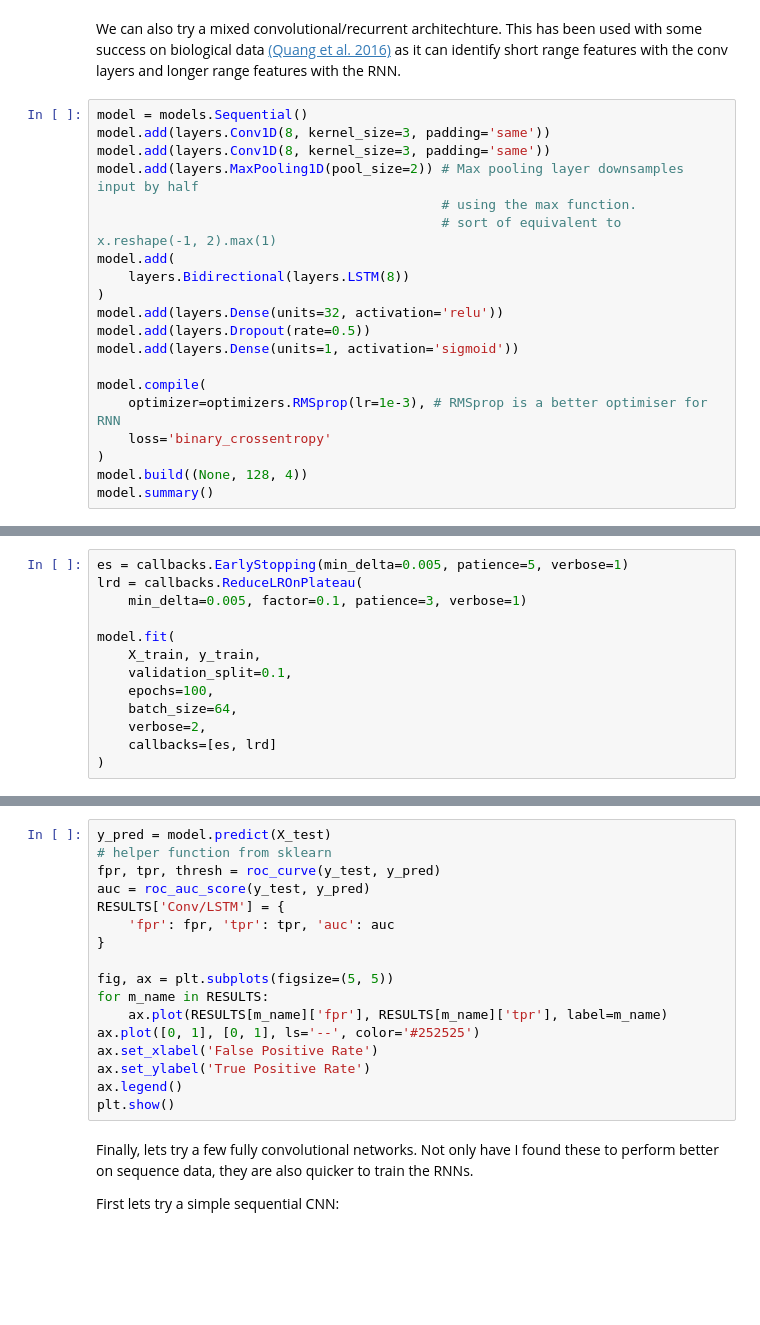
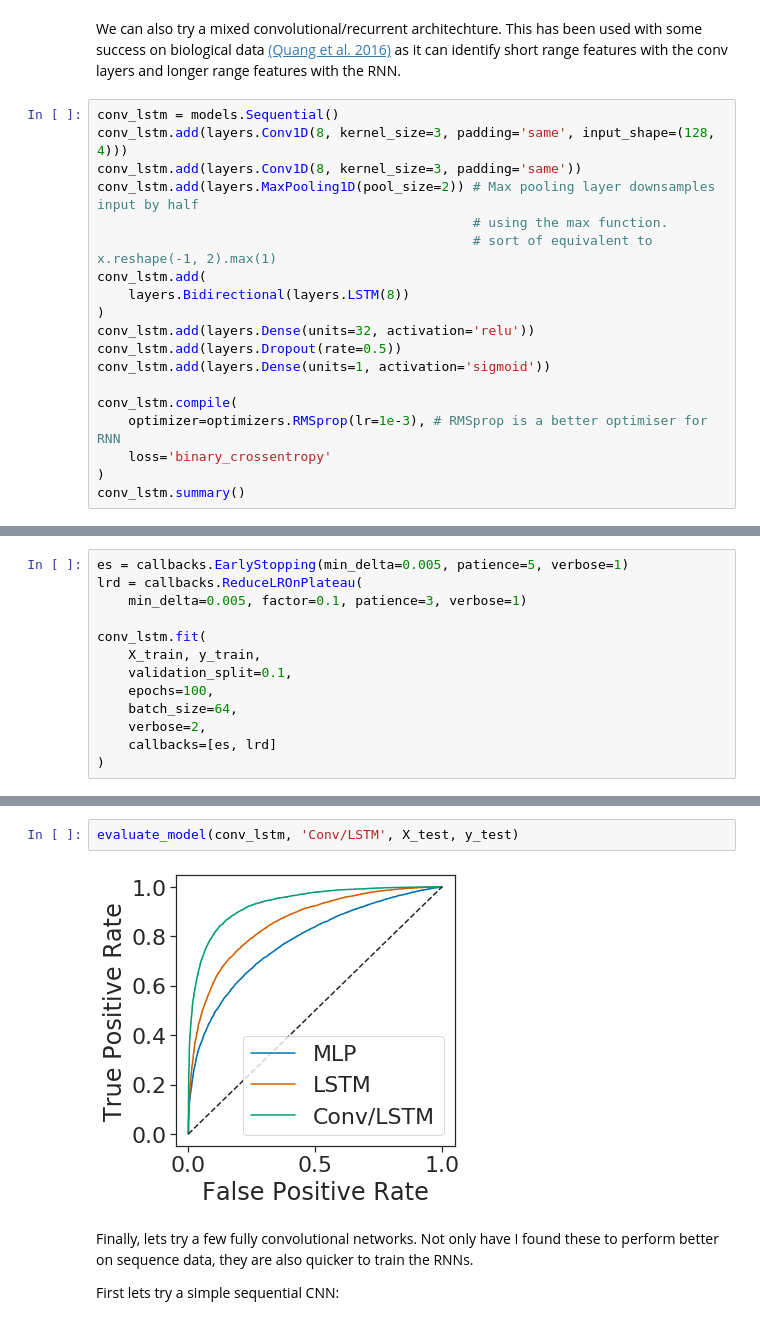
Before and after one commit to bartongroup/MP_keras_tutorial, a Jupyter notebook: notebooks/keras_tutorial.ipynb, the cells around one changed output, grey strips where cells are left out. Saved outputs shown, nothing was run; the diff lists cells and outputs as text; blank space fills up the shorter version.

```diff
--- a/notebooks/keras_tutorial.ipynb
+++ b/notebooks/keras_tutorial.ipynb
@@ -491,22 +494,21 @@ evaluate_model(lstm, 'LSTM', X_test, y_test)
 # %% [markdown]
 We can also try a mixed convolutional/recurrent architechture. This has been used with some success on biological data [(Quang et al. 2016)](https://www.ncbi.nlm.nih.gov/pubmed/27084946) as it can identify short range features with the conv layers and longer range features with the RNN.
 # %%
-model = models.Sequential()
-model.add(layers.Conv1D(8, kernel_size=3, padding='same'))
-model.add(layers.Conv1D(8, kernel_size=3, padding='same'))
-model.add(layers.MaxPooling1D(pool_size=2)) # Max pooling layer downsamples input by half
-                                            # using the max function.
-                                            # sort of equivalent to x.reshape(-1, 2).max(1)
-model.add(
+conv_lstm = models.Sequential()
+conv_lstm.add(layers.Conv1D(8, kernel_size=3, padding='same', input_shape=(128, 4)))
+conv_lstm.add(layers.Conv1D(8, kernel_size=3, padding='same'))
+conv_lstm.add(layers.MaxPooling1D(pool_size=2)) # Max pooling layer downsamples input by half
+                                                # using the max function.
+                                                # sort of equivalent to x.reshape(-1, 2).max(1)
+conv_lstm.add(
     layers.Bidirectional(layers.LSTM(8))
 )
-model.add(layers.Dense(units=32, activation='relu'))
-model.add(layers.Dropout(rate=0.5))
-model.add(layers.Dense(units=1, activation='sigmoid'))
+conv_lstm.add(layers.Dense(units=32, activation='relu'))
+conv_lstm.add(layers.Dropout(rate=0.5))
+conv_lstm.add(layers.Dense(units=1, activation='sigmoid'))
 
-model.compile(
+conv_lstm.compile(
     optimizer=optimizers.RMSprop(lr=1e-3), # RMSprop is a better optimiser for RNN
     loss='binary_crossentropy'
 )
-model.build((None, 128, 4))
-model.summary()
+conv_lstm.summary()
@@ -515,7 +535,7 @@ es = callbacks.EarlyStopping(min_delta=0.005, patience=5, verbose=1)
 lrd = callbacks.ReduceLROnPlateau(
     min_delta=0.005, factor=0.1, patience=3, verbose=1)
 
-model.fit(
+conv_lstm.fit(
     X_train, y_train,
     validation_split=0.1,
     epochs=100,
@@ -526,20 +565,7 @@ model.fit(
-# %%
-y_pred = model.predict(X_test)
-# helper function from sklearn
-fpr, tpr, thresh = roc_curve(y_test, y_pred)
-auc = roc_auc_score(y_test, y_pred)
-RESULTS['Conv/LSTM'] = {
-    'fpr': fpr, 'tpr': tpr, 'auc': auc
-}
-
-fig, ax = plt.subplots(figsize=(5, 5))
-for m_name in RESULTS:
-    ax.plot(RESULTS[m_name]['fpr'], RESULTS[m_name]['tpr'], label=m_name)
-ax.plot([0, 1], [0, 1], ls='--', color='#252525')
-ax.set_xlabel('False Positive Rate')
-ax.set_ylabel('True Positive Rate')
-ax.legend()
-plt.show()
+# %%
+evaluate_model(conv_lstm, 'Conv/LSTM', X_test, y_test)
+# %% [output]
+[figure, added]
 # %% [markdown]
 Finally, lets try a few fully convolutional networks. Not only have I found these to perform better on sequence data, they are also quicker to train the RNNs.
 
```
Also changed, not shown: parts of 13 cells of this notebook.
